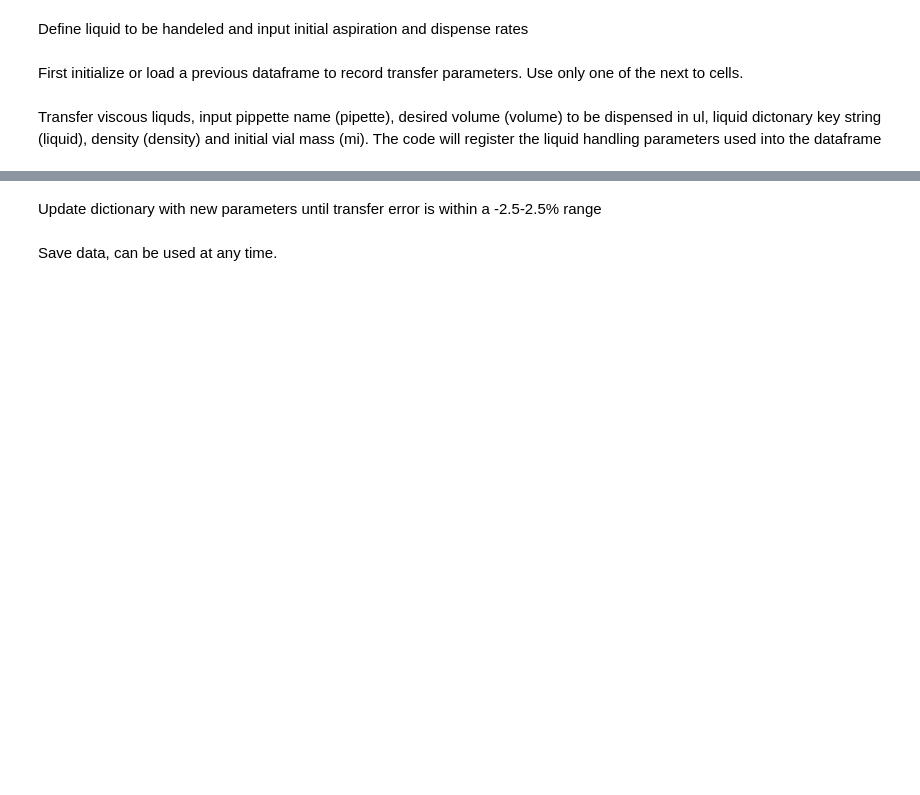
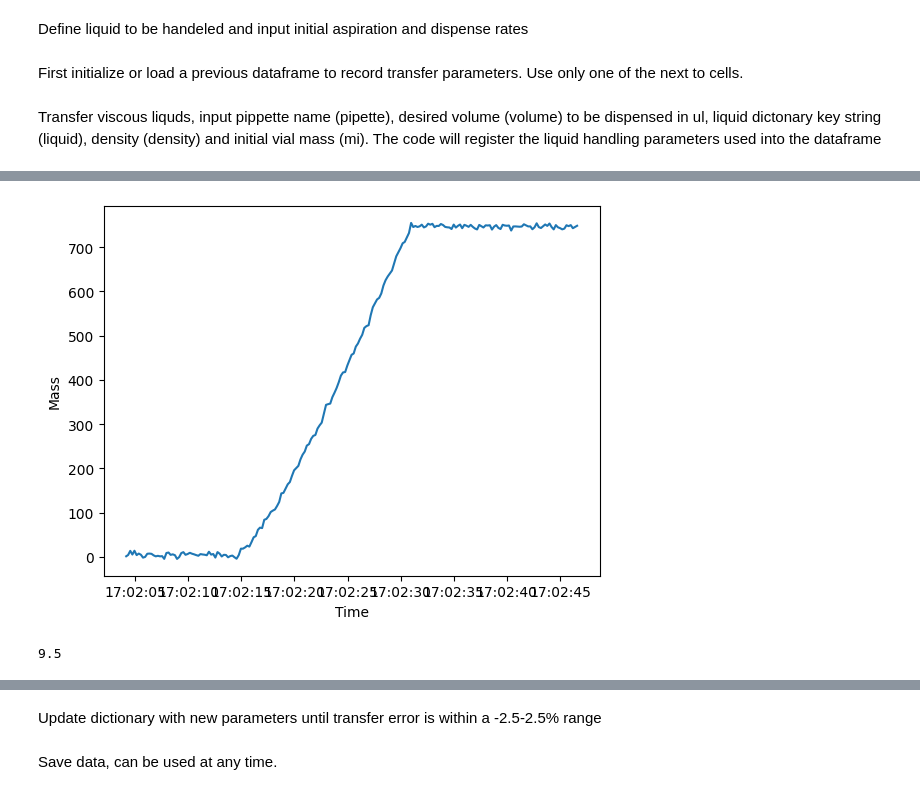
Before and after one commit to Quijanove/viscosity_liquid_transfer_Pablo, a Jupyter notebook: Test_liquid_transfer_sartorious.ipynb, the cells around one changed output, grey strips where cells are left out. Cells and saved outputs as stored; diff of their text form; code cells hidden in the pictures; blank space fills up the shorter version.

```diff
--- a/Test_liquid_transfer_sartorious.ipynb
+++ b/Test_liquid_transfer_sartorious.ipynb
@@ -177,0 +312,11 @@ df.iloc[-1,-3]= error
+# %%
+fig,axs = plt.subplots()
+
+axs.plot(balance.buffer_df['Time'],balance.buffer_df['Mass'])
+
+axs.set_xlabel('Time')
+axs.set_ylabel('Mass')
+
+plt.show()
+# %% [output]
+[figure, added]
@@ -178,6 +337,10 @@ df.iloc[-1,-3]= error
 # %%
 #Update liquid level
 liquid_level = liquid_level - 1*volume/1000
+# %%
+liquid_level
+# %% [output]
+9.5
 # %%
 #Observe error made
 df
```
Also changed, not shown: parts of 26 cells of this notebook, 1 other file.
